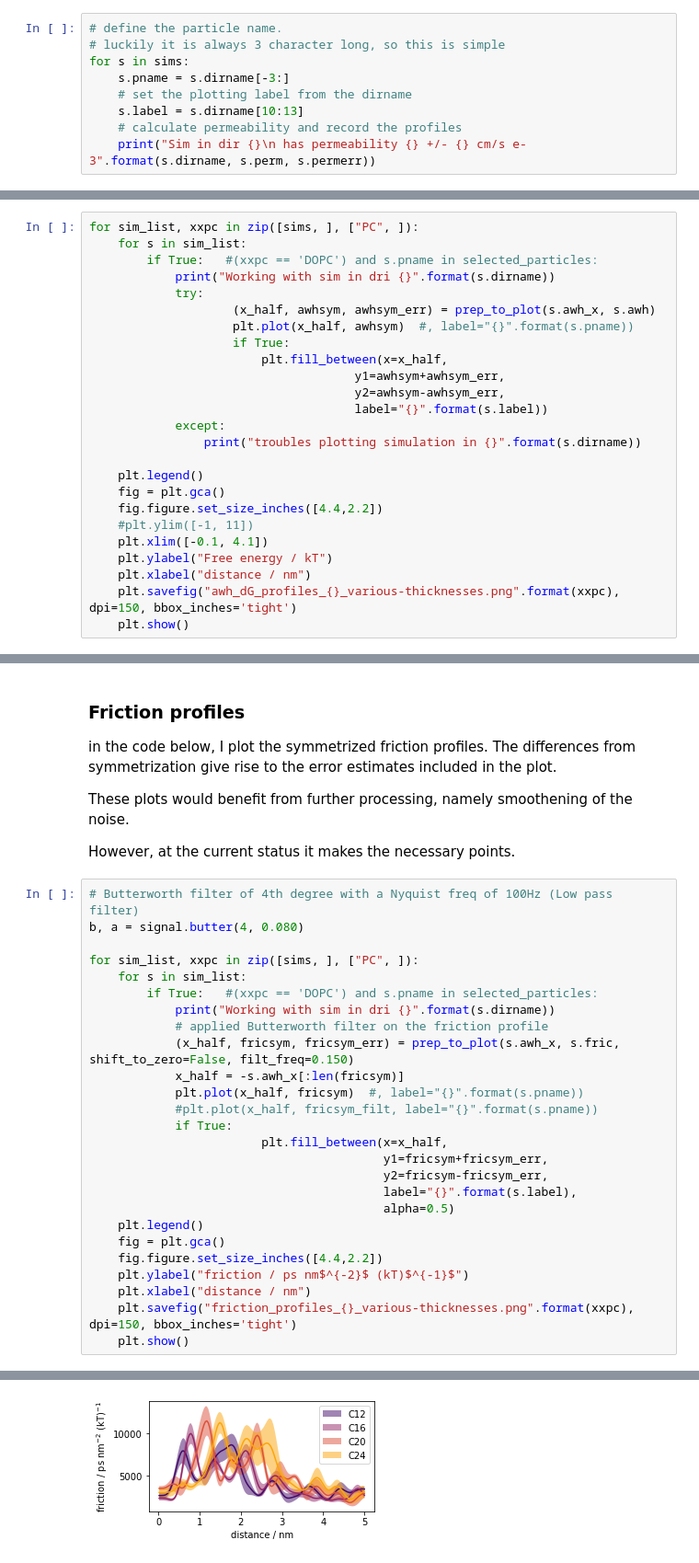
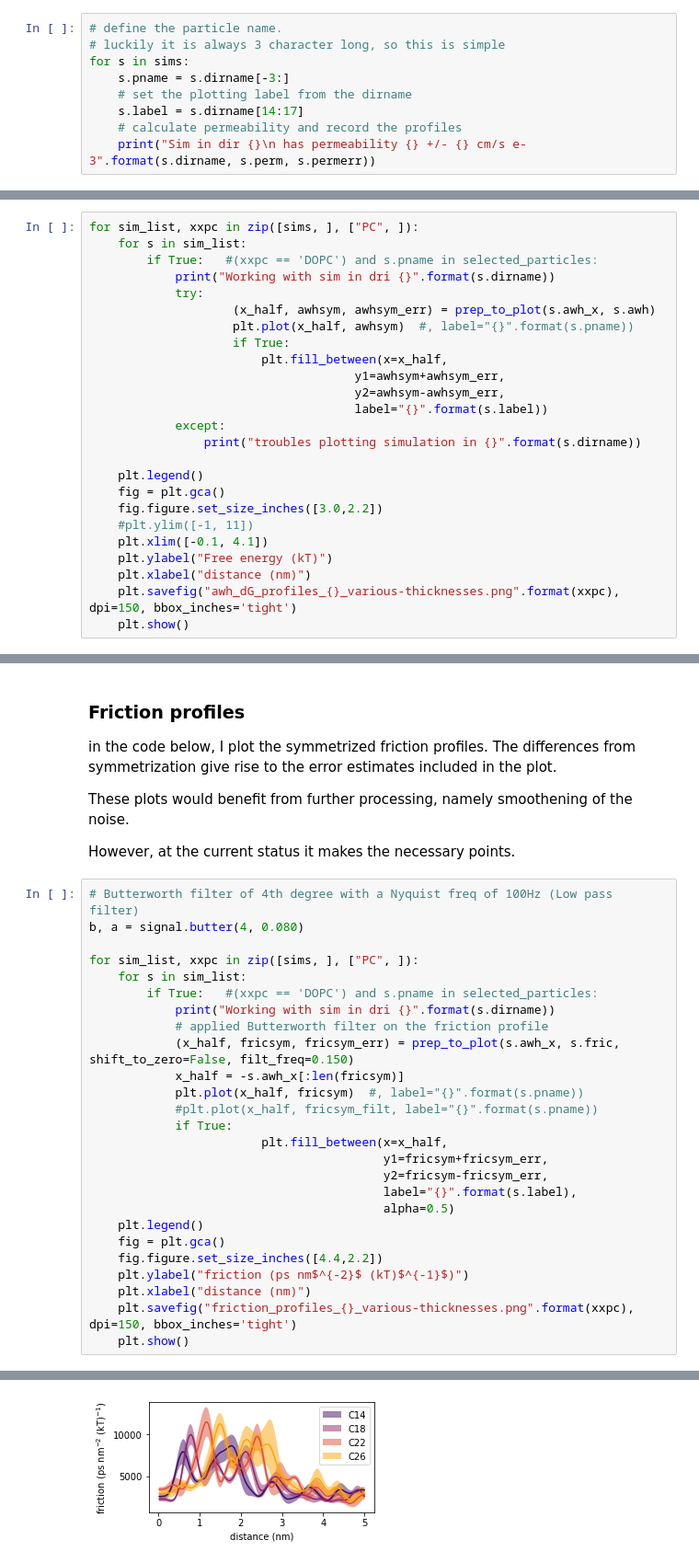
Before and after one commit to jmelcr/permeability, a Jupyter notebook: martini3/cholesterol00p_PC_variousTails_sims/membrane_thickness_unsaturated_tails/plot_awh_fric_profiles.ipynb, the cells around one changed output, grey strips where cells are left out. Shown at 92% size. Cells and saved outputs as stored; diff of their text form.

```diff
--- a/martini3/cholesterol00p_PC_variousTails_sims/membrane_thickness_unsaturated_tails/plot_awh_fric_profiles.ipynb
+++ b/martini3/cholesterol00p_PC_variousTails_sims/membrane_thickness_unsaturated_tails/plot_awh_fric_profiles.ipynb
@@ -464,7 +464,7 @@ from permeations with various solutes of varying solubility.
 for s in sims:
     s.pname = s.dirname[-3:]
     # set the plotting label from the dirname
-    s.label = s.dirname[10:13]
+    s.label = s.dirname[14:17]
     # calculate permeability and record the profiles
     print("Sim in dir {}\n has permeability {} +/- {} cm/s e-3".format(s.dirname, s.perm, s.permerr))
 # %% [output]
@@ -527,11 +527,11 @@ for sim_list, xxpc in zip([sims, ], ["PC", ]):
 
     plt.legend()
     fig = plt.gca()
-    fig.figure.set_size_inches([4.4,2.2])
+    fig.figure.set_size_inches([3.0,2.2])
     #plt.ylim([-1, 11])
     plt.xlim([-0.1, 4.1])
-    plt.ylabel("Free energy / kT")
-    plt.xlabel("distance / nm")
+    plt.ylabel("Free energy (kT)")
+    plt.xlabel("distance (nm)")
     plt.savefig("awh_dG_profiles_{}_various-thicknesses.png".format(xxpc), dpi=150, bbox_inches='tight')
     plt.show()
 # %% [output]
@@ -555,32 +555,32 @@ However, at the current status it makes the necessary points.
 # %%
 # Butterworth filter of 4th degree with a Nyquist freq of 100Hz (Low pass filter)
 b, a = signal.butter(4, 0.080)
 
 for sim_list, xxpc in zip([sims, ], ["PC", ]):
     for s in sim_list:
         if True:   #(xxpc == 'DOPC') and s.pname in selected_particles:
             print("Working with sim in dri {}".format(s.dirname))
             # applied Butterworth filter on the friction profile
             (x_half, fricsym, fricsym_err) = prep_to_plot(s.awh_x, s.fric, shift_to_zero=False, filt_freq=0.150)
             x_half = -s.awh_x[:len(fricsym)]
             plt.plot(x_half, fricsym)  #, label="{}".format(s.pname))
             #plt.plot(x_half, fricsym_filt, label="{}".format(s.pname))
             if True:
                         plt.fill_between(x=x_half,
                                          y1=fricsym+fricsym_err,
                                          y2=fricsym-fricsym_err,
                                          label="{}".format(s.label),
                                          alpha=0.5)
     plt.legend()
     fig = plt.gca()
     fig.figure.set_size_inches([4.4,2.2])
-    plt.ylabel("friction / ps nm$^{-2}$ (kT)$^{-1}$")
-    plt.xlabel("distance / nm")
+    plt.ylabel("friction (ps nm$^{-2}$ (kT)$^{-1}$)")
+    plt.xlabel("distance (nm)")
     plt.savefig("friction_profiles_{}_various-thicknesses.png".format(xxpc), dpi=150, bbox_inches='tight')
     plt.show()
 # %% [output]
 Working with sim in dri ./DYPC_di-C12-C14-1/awh-perm
 Working with sim in dri ./DOPC_di-C16-C18-1/awh-perm
 Working with sim in dri ./DGPC_di-C20-C22-1/awh-perm
 Working with sim in dri ./DNPC_di-C24-C26-1/awh-perm
-[figure, old version]
+[figure, new version]
```
Also changed, not shown: parts of 2 cells of this notebook, 5 other files.
